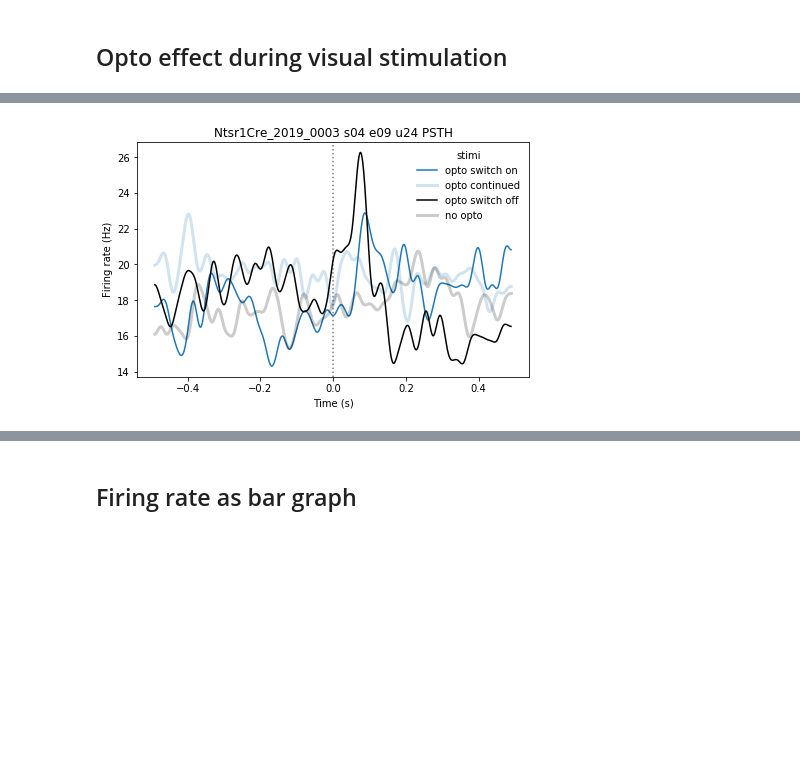
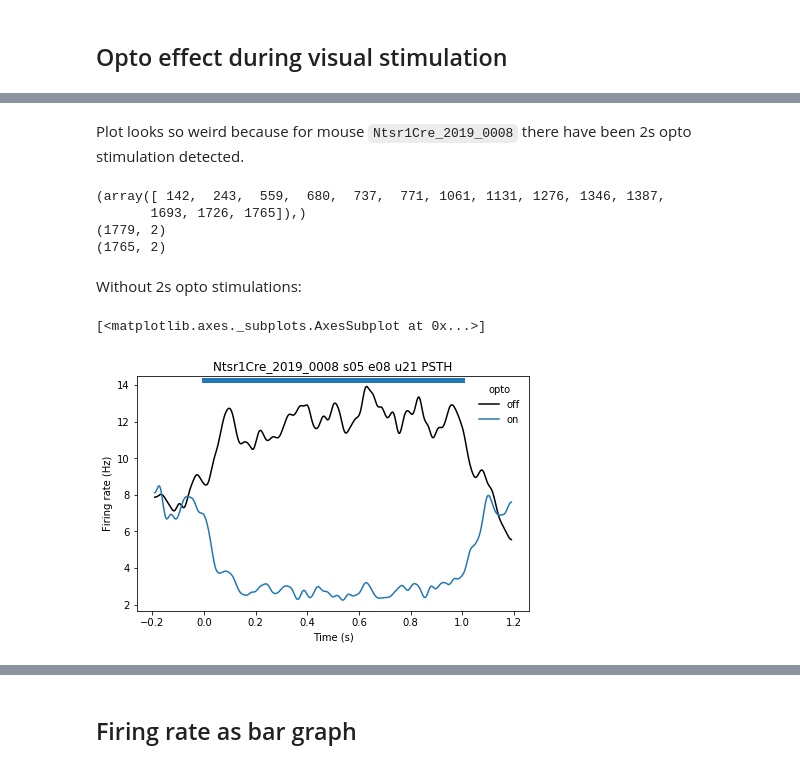
Before and after one commit to yannikbauer/hollymov_code, a Jupyter notebook: notebooks/20191115_test_hollymov_utils.ipynb, the cells around one changed output, grey strips where cells are left out. Saved outputs shown, nothing was run; the diff lists cells and outputs as text; code cells hidden in the pictures; blank space fills up the shorter version.

```diff
--- a/notebooks/20191115_test_hollymov_utils.ipynb
+++ b/notebooks/20191115_test_hollymov_utils.ipynb
@@ -72,7 +91,7 @@ array([[   3.469,    4.469],
 # %% [markdown]
 Time ranges that are within the time of the stimulus (not spont opto)
 # %%
-evtranges_stim = tranges_all_s04e09[util.intersect_tranges(stim_tranges, tranges_all_s04e09)]
+evtranges_stim = tranges_all[util.intersect_tranges(stim_tranges, tranges_all)]
 # %% [markdown]
 Time ranges that are within the stimulus but depending on opto/no-opto condition:
 # %%
@@ -138,10 +157,20 @@ evtranges_spont = tranges_all_s04e09[util.intersect_tranges(xptranges_spont, tra
-# %%
-m = 'Ntsr1Cre_2019_0003'
-s = 4
-e = 9
-u = 24
-offset = [-0.5, -0.5]
-
-hollymov_utils.psth_cond_trace(m, s, e, u, offset)
-# %% [output]
-[figure, removed]
+# %% [markdown]
+Plot looks so weird because for mouse `Ntsr1Cre_2019_0008` there have been 2s opto stimulation detected.
+# %%
+idx_2s_ev = np.where((evtranges_stim[:,1]-evtranges_stim[:,0])>1.5)
+print(idx_2s_ev)
+evtimesopto = np.delete(evtranges_stim, idx_2s_ev, 0)
+print(evtranges_stim.shape)
+print(evtimesopto.shape)
+# %% [output]
+(array([ 142,  243,  559,  680,  737,  771, 1061, 1131, 1276, 1346, 1387,
+       1693, 1726, 1765]),)
+(1779, 2)
+(1765, 2)
+# %% [markdown]
+Without 2s opto stimulations:
+# %%
+(spk & {'m':m, 's':s, 'e':e,'u':u}).psth(offsets=[-0.2, 0.2], tranges=evtimesopto, title=True, eventbar=True)
+# %% [output]
+[<matplotlib.axes._subplots.AxesSubplot at 0x...>]
+[figure, added]
```
Also changed, not shown: parts of 18 cells of this notebook.
